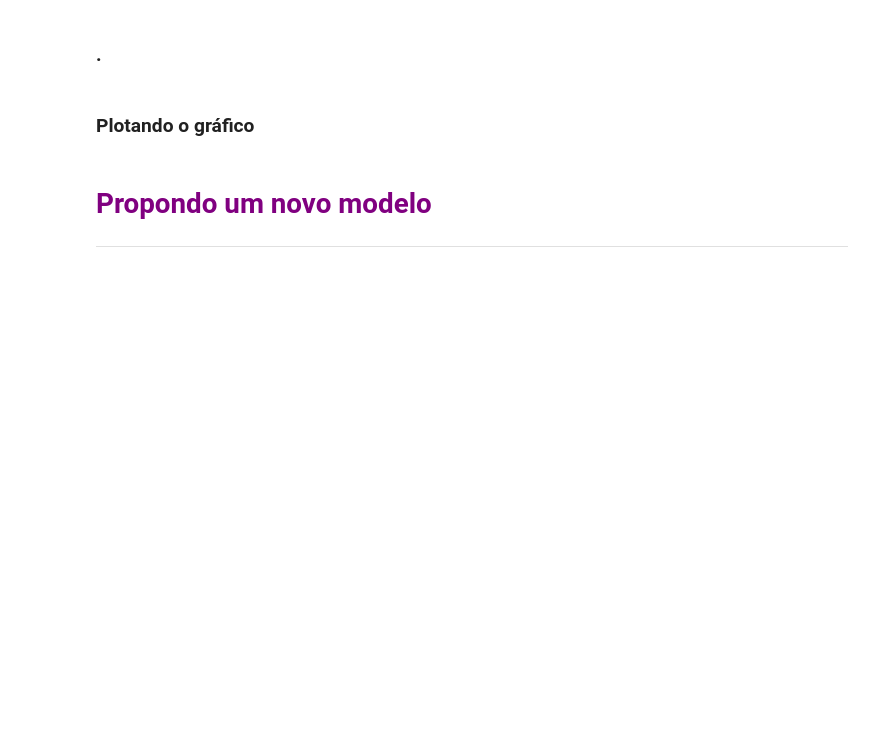
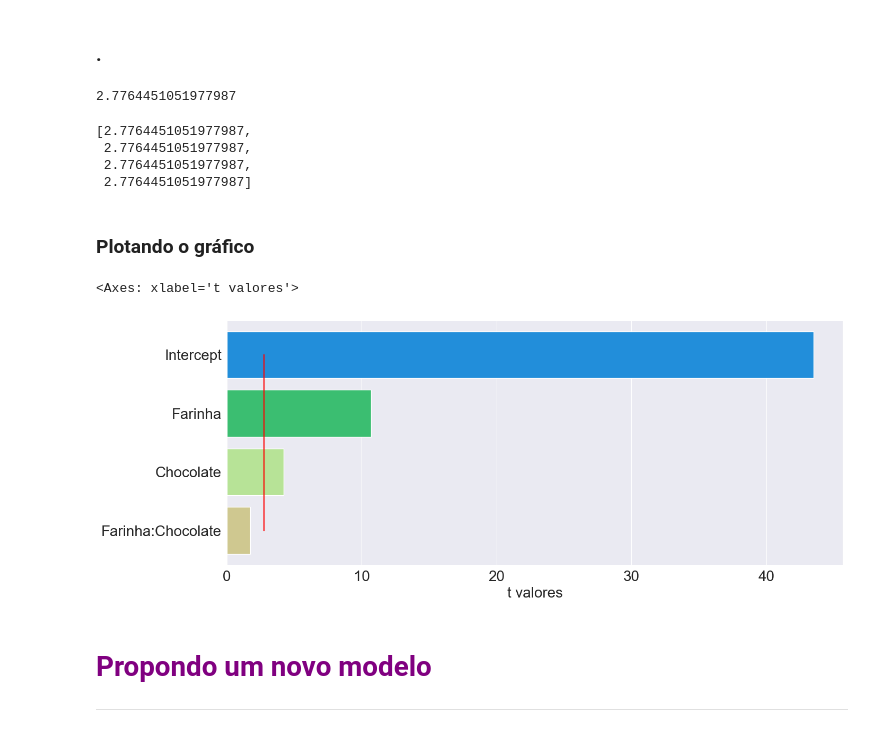
Before and after one commit to LuTDC/estatistica_python_alura, a Jupyter notebook: Modulo8 - Análise de experimentos_testes, mapas de cores e análises dos dados/Planejamento_experimentos_aula.ipynb, the cells around one changed output. Drawn from its saved outputs; the diff is of its cells as text; code cells hidden in the pictures; blank space fills up the shorter version.

```diff
--- a/Modulo8 - Análise de experimentos_testes, mapas de cores e análises dos dados/Planejamento_experimentos_aula.ipynb
+++ b/Modulo8 - Análise de experimentos_testes, mapas de cores e análises dos dados/Planejamento_experimentos_aula.ipynb
@@ -282,3 +332,5 @@ Notes:
 
 <hr>
 <p style='margin: 150px 150px;'>
+# %%
+t_valores = modelo.tvalues
@@ -284,0 +345,2 @@ Notes:
+# %%
+nomes = t_valores.index.tolist()
@@ -287,7 +355,32 @@ Notes:
 # %% [markdown]
 ### .
+# %%
+distribuicao = stats.t(df=4)
+# %%
+distribuicao.ppf(q=1 - 0.025)
+# %% [output]
+2.7764451051977987
+# %%
+limite = [distribuicao.ppf(q=1 - 0.025)] * len(nomes)
+# %%
+limite
+# %% [output]
+[2.7764451051977987,
+ 2.7764451051977987,
+ 2.7764451051977987,
+ 2.7764451051977987]
 # %% [markdown]
 ### Plotando o gráfico
+# %%
+pareto = sns.barplot(x=t_valores, y=nomes)
+pareto.figure.set_size_inches(15, 6)
+pareto.tick_params(labelsize=20)
+pareto.set_xlabel('t valores', fontsize=20)
+pareto.plot(limite, nomes, 'r')
+pareto
+# %% [output]
+<Axes: xlabel='t valores'>
+[figure, added]
 # %% [markdown]
 # <font color = 'purple'> Propondo um novo modelo   </font>
 
```
Also changed, not shown: parts of 12 cells of this notebook.
